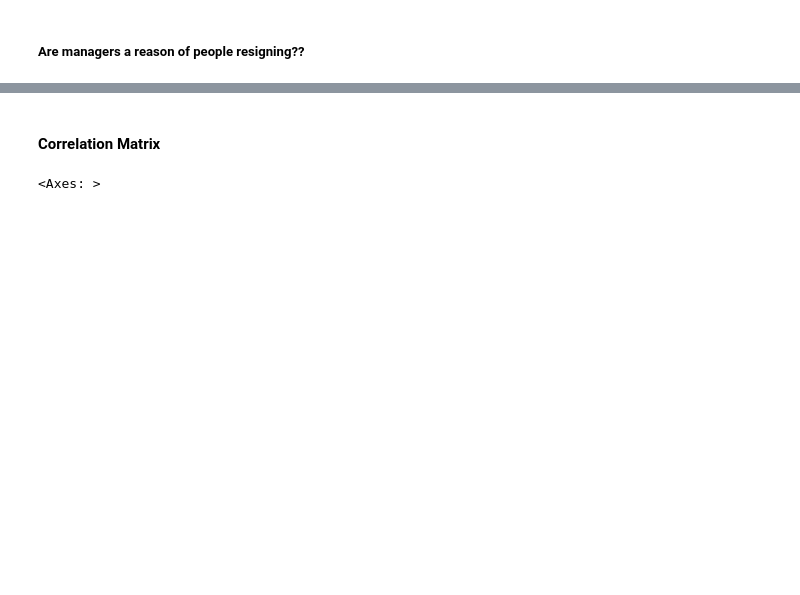
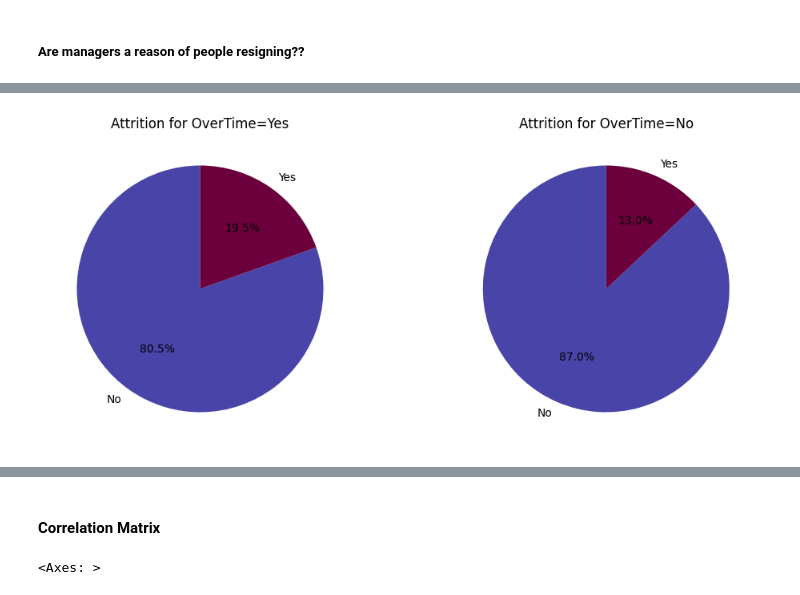
Before and after one commit to SanjanaMahapatra/HR_Analytics_Prediction_Models, a Jupyter notebook: Objective_3/model.ipynb, the cells around one changed output, grey strips where cells are left out. Saved outputs shown, nothing was run; the diff lists cells and outputs as text; code cells hidden in the pictures; blank space fills up the shorter version.

```diff
--- a/Objective_3/model.ipynb
+++ b/Objective_3/model.ipynb
@@ -850,0 +621,11 @@ px.line(man_att,x='YearsWithCurrManager',y='Counts',color='Attrition',title='Cou
+# %%
+plt.figure(figsize=(12,5))
+for i, status in enumerate(combined_dataset['OverTime'].unique()):
+    plt.subplot(1,2,i+1)
+    combined_dataset[combined_dataset['OverTime']==status]['Attrition'].value_counts().plot.pie(
+        autopct='%1.1f%%',startangle=90, colors=["#4944a8", "#6b003d"])
+    plt.title(f'Attrition for OverTime={status}')
+    plt.ylabel('')
+plt.show()
+# %% [output]
+[figure, added]
```
Also changed, not shown: parts of 65 cells of this notebook, 1 other file.
